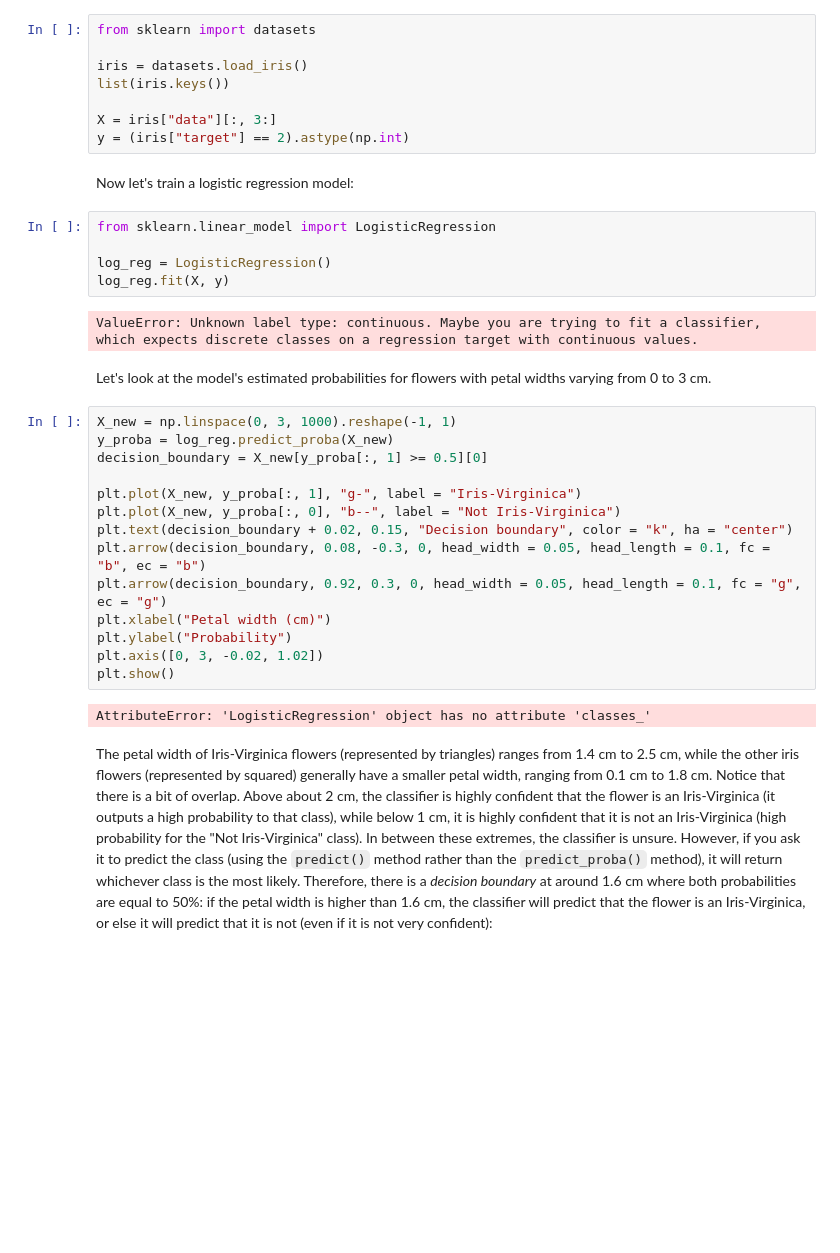
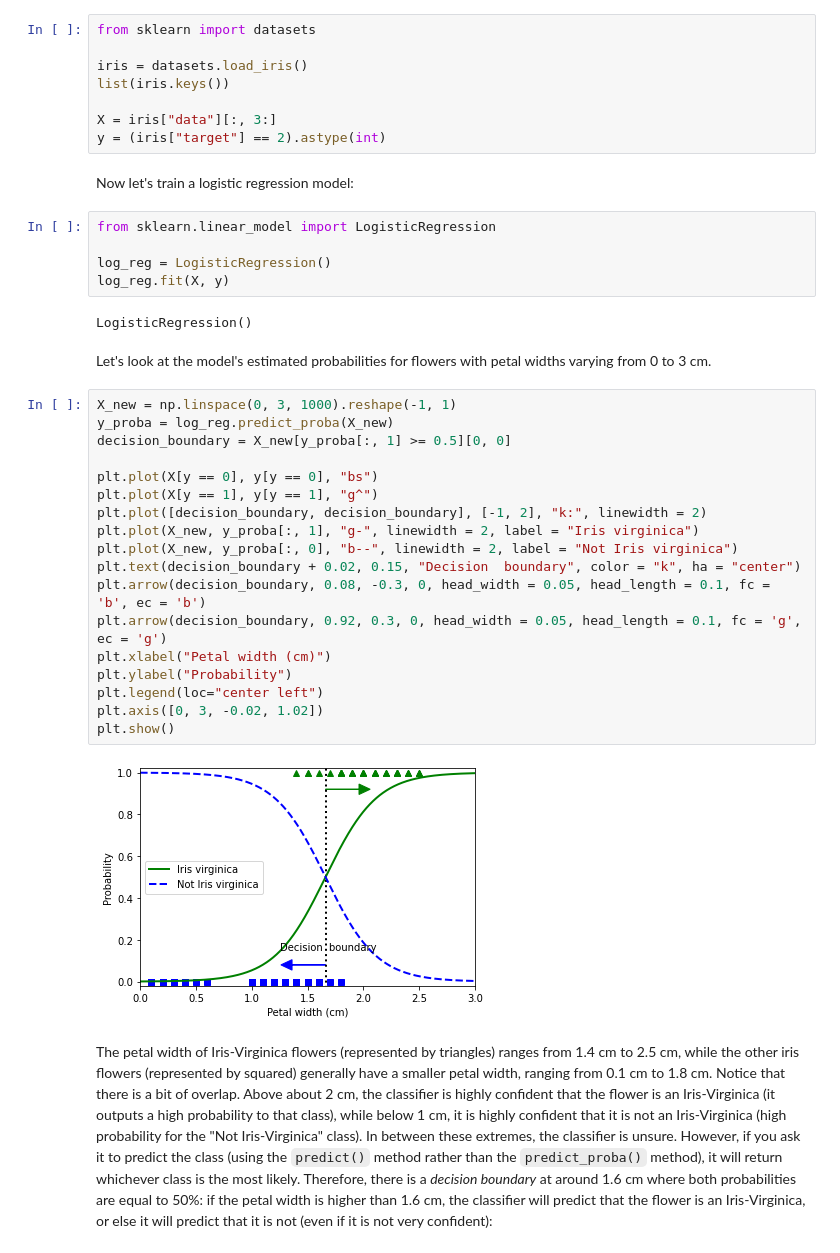
Before and after one commit to JieHengYu/ML-Algorithms, a Jupyter notebook: ML Python/Chapter 4/Training Models.ipynb, the cells around one changed output. Cells and saved outputs as stored; diff of their text form; blank space fills up the shorter version.

```diff
--- a/ML Python/Chapter 4/Training Models.ipynb
+++ b/ML Python/Chapter 4/Training Models.ipynb
@@ -643,7 +641,7 @@ iris = datasets.load_iris()
 list(iris.keys())
 
 X = iris["data"][:, 3:]
-y = (iris["target"] == 2).astype(np.int)
+y = (iris["target"] == 2).astype(int)
 # %% [markdown]
 Now let's train a logistic regression model:
 # %%
@@ -652,25 +650,29 @@ from sklearn.linear_model import LogisticRegression
 log_reg = LogisticRegression()
 log_reg.fit(X, y)
 # %% [output]
-ValueError: Unknown label type: continuous. Maybe you are trying to fit a classifier, which expects discrete classes on a regression target with continuous values.
+LogisticRegression()
 # %% [markdown]
 Let's look at the model's estimated probabilities for flowers with petal widths varying from 0 to 3 cm.
 # %%
 X_new = np.linspace(0, 3, 1000).reshape(-1, 1)
 y_proba = log_reg.predict_proba(X_new)
-decision_boundary = X_new[y_proba[:, 1] >= 0.5][0]
+decision_boundary = X_new[y_proba[:, 1] >= 0.5][0, 0]
 
-plt.plot(X_new, y_proba[:, 1], "g-", label = "Iris-Virginica")
-plt.plot(X_new, y_proba[:, 0], "b--", label = "Not Iris-Virginica")
-plt.text(decision_boundary + 0.02, 0.15, "Decision boundary", color = "k", ha = "center")
-plt.arrow(decision_boundary, 0.08, -0.3, 0, head_width = 0.05, head_length = 0.1, fc = "b", ec = "b")
-plt.arrow(decision_boundary, 0.92, 0.3, 0, head_width = 0.05, head_length = 0.1, fc = "g", ec = "g")
+plt.plot(X[y == 0], y[y == 0], "bs")
+plt.plot(X[y == 1], y[y == 1], "g^")
+plt.plot([decision_boundary, decision_boundary], [-1, 2], "k:", linewidth = 2)
+plt.plot(X_new, y_proba[:, 1], "g-", linewidth = 2, label = "Iris virginica")
+plt.plot(X_new, y_proba[:, 0], "b--", linewidth = 2, label = "Not Iris virginica")
+plt.text(decision_boundary + 0.02, 0.15, "Decision  boundary", color = "k", ha = "center")
+plt.arrow(decision_boundary, 0.08, -0.3, 0, head_width = 0.05, head_length = 0.1, fc = 'b', ec = 'b')
+plt.arrow(decision_boundary, 0.92, 0.3, 0, head_width = 0.05, head_length = 0.1, fc = 'g', ec = 'g')
 plt.xlabel("Petal width (cm)")
 plt.ylabel("Probability")
+plt.legend(loc="center left")
 plt.axis([0, 3, -0.02, 1.02])
 plt.show()
 # %% [output]
-AttributeError: 'LogisticRegression' object has no attribute 'classes_'
+[figure, added]
 # %% [markdown]
 The petal width of Iris-Virginica flowers (represented by triangles) ranges from 1.4 cm to 2.5 cm, while the other iris flowers (represented by squared) generally have a smaller petal width, ranging from 0.1 cm to 1.8 cm. Notice that there is a bit of overlap. Above about 2 cm, the classifier is highly confident that the flower is an Iris-Virginica (it outputs a high probability to that class), while below 1 cm, it is highly confident that it is not an Iris-Virginica (high probability for the "Not Iris-Virginica" class). In between these extremes, the classifier is unsure. However, if you ask it to predict the class (using the `predict()` method rather than the `predict_proba()` method), it will return whichever class is the most likely. Therefore, there is a *decision boundary* at around 1.6 cm where both probabilities are equal to 50%: if the petal width is higher than 1.6 cm, the classifier will predict that the flower is an Iris-Virginica, or else it will predict that it is not (even if it is not very confident):
 # %%
```
Also changed, not shown: parts of 24 cells of this notebook.
